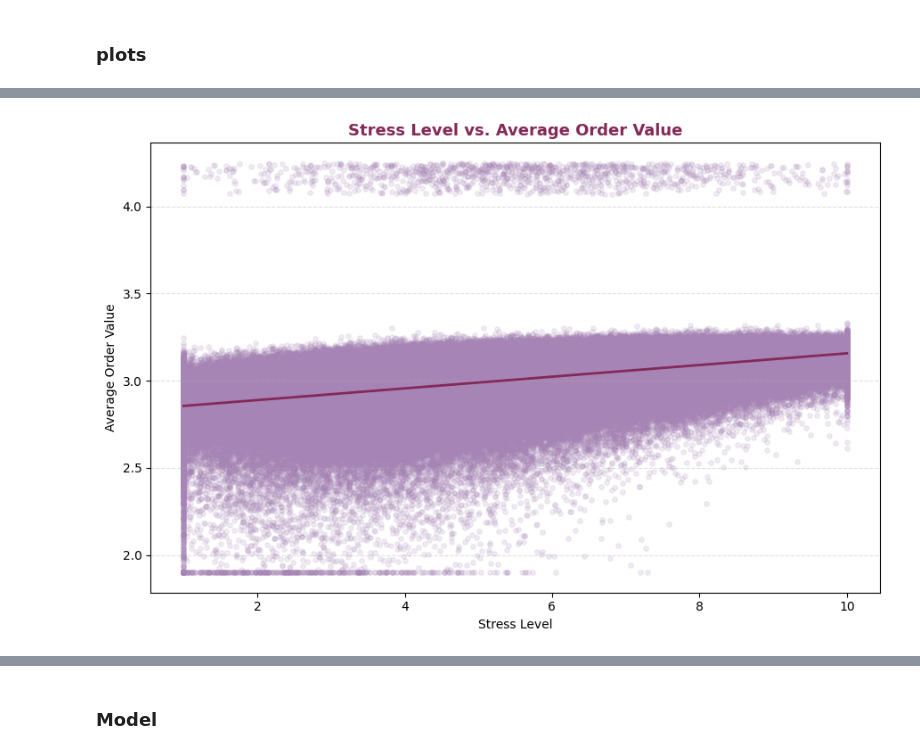
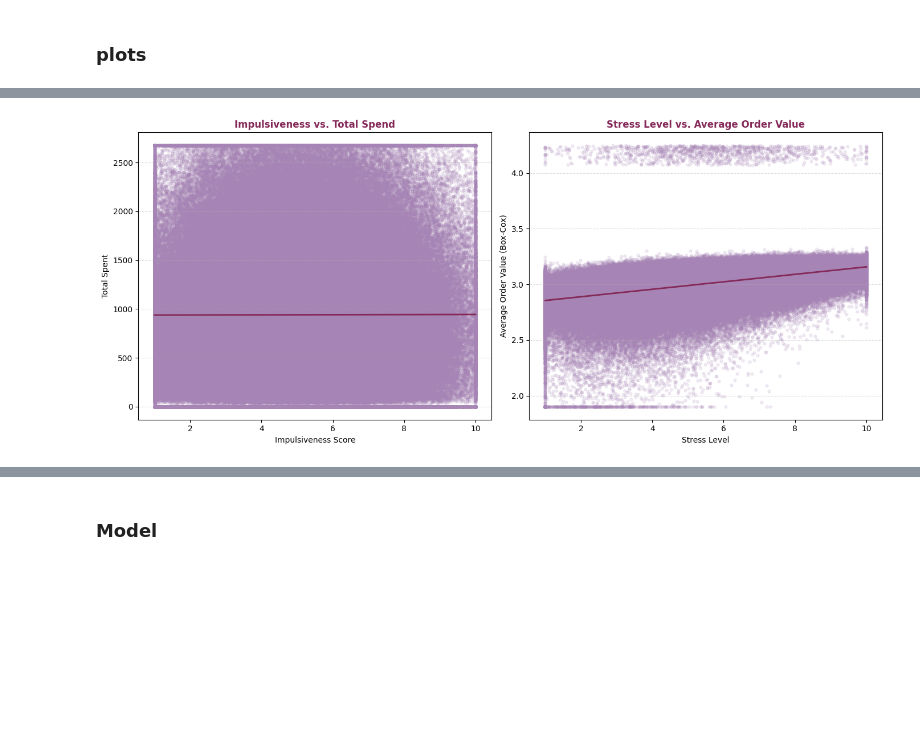
Before and after one commit to Sara-xv/Customer-Psychology-Sales, a Jupyter notebook: i.ipynb, the cells around one changed output, grey strips where cells are left out. Cells and saved outputs as stored; diff of their text form; code cells hidden in the pictures; blank space fills up the shorter version.

```diff
--- a/i.ipynb
+++ b/i.ipynb
@@ -204,5 +202,0 @@ Stress Level — Descriptive       Anxiety Score —        Self Esteem — Desc
-# %%
-# feature engineering: create age groups
-bins = [18, 25, 30, 40, 50, 60, 70, 80]
-labels = ['18-25', '26-30', '31-40', '41-50', '51-60', '61-70', '71-80']
-data['Age_Group'] = pd.cut(data['age'], bins=bins, labels=labels, right=True)
@@ -1389,10 +1022,0 @@ Correlation with bucket order (sanity check):
-# %%
-data = create_quantile_buckets(
-    data, column="total_spent",
-    labels=["Low", "Medium", "High"], new_col="spend_tier",
-)
-show_bucket_analysis(
-    data, bucket_col="spend_tier",
-    metric_cols=["life_satisfaction", "optimism_score", "self_esteem"],
-    title="Spending Tier vs. Psychological Profile", save_path="Report/spend_tier_vs_psych.html",
-)
@@ -1419,7 +1023,3 @@ Correlation with bucket order (sanity check):
 # %% [markdown]
 ### plots
-# %%
-ACCENT = "#955A87"
-HEADER = "#342F32"
-SEGMENT_COLORS = ["#4CAF50", "#8BC34A", "#42A5F5", "#FFB300", "#9E9E9E", "#C44536"]
 # %%
@@ -1493,23 +1061,24 @@ plt.show()
 # %%
-# 3) Scatter + regression — stress_level vs. average_order_value
+fig, axes = plt.subplots(1, 2, figsize=(14, 6))
 
-plt.figure(figsize=(9, 6))
-sns.regplot(
-    data=data,
-    x="stress_level",
-    y="average_order_value",
-    scatter_kws={"alpha": 0.15, "color": ACCENT, "s": 15},
-    line_kws={"color": HEADER, "linewidth": 2},
-)
-plt.title(
-    "Stress Level vs. Average Order Value",
-    fontsize=13, fontweight="bold", color=HEADER,
-)
-plt.xlabel("Stress Level")
-plt.ylabel("Average Order Value")
-plt.grid(axis="y", linestyle="--", alpha=0.4)
+sns.regplot(ax=axes[0], data=data, x="impulsiveness", y="total_spent",
+            scatter_kws={"alpha":0.15, "color":ACCENT, "s":12},
+            line_kws={"color":HEADER, "linewidth":2})
+axes[0].set_title("Impulsiveness vs. Total Spend", fontsize=12, fontweight="bold", color=HEADER)
+axes[0].set_xlabel("Impulsiveness Score")
+axes[0].set_ylabel("Total Spent")
+axes[0].grid(axis="y", linestyle="--", alpha=0.4)
+
+sns.regplot(ax=axes[1], data=data, x="stress_level", y="average_order_value",
+            scatter_kws={"alpha":0.15, "color":ACCENT, "s":12},
+            line_kws={"color":HEADER, "linewidth":2})
+axes[1].set_title("Stress Level vs. Average Order Value", fontsize=12, fontweight="bold", color=HEADER)
+axes[1].set_xlabel("Stress Level")
+axes[1].set_ylabel("Average Order Value (Box-Cox)")
+axes[1].grid(axis="y", linestyle="--", alpha=0.4)
+
 plt.tight_layout()
-plt.savefig("Report/stress_vs_aov_scatter.png", dpi=300, facecolor="white")
+plt.savefig("Report/scatter_psych_vs_purchase.png", dpi=300, facecolor="white")
 plt.show()
 # %% [output]
-[figure, old version]
+[figure, new version]
```
Also changed, not shown: parts of 50 cells of this notebook, 28 other files.
